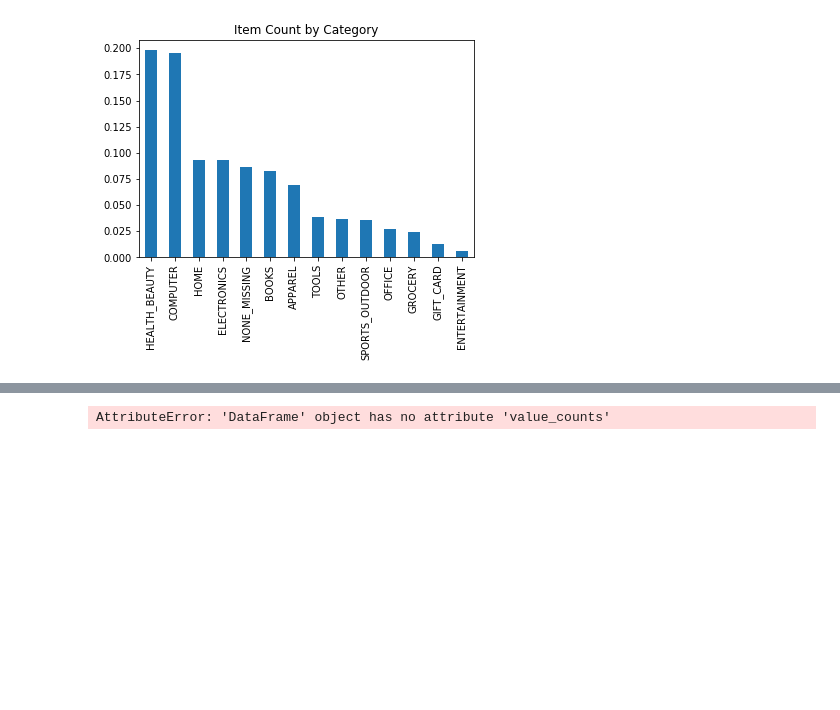
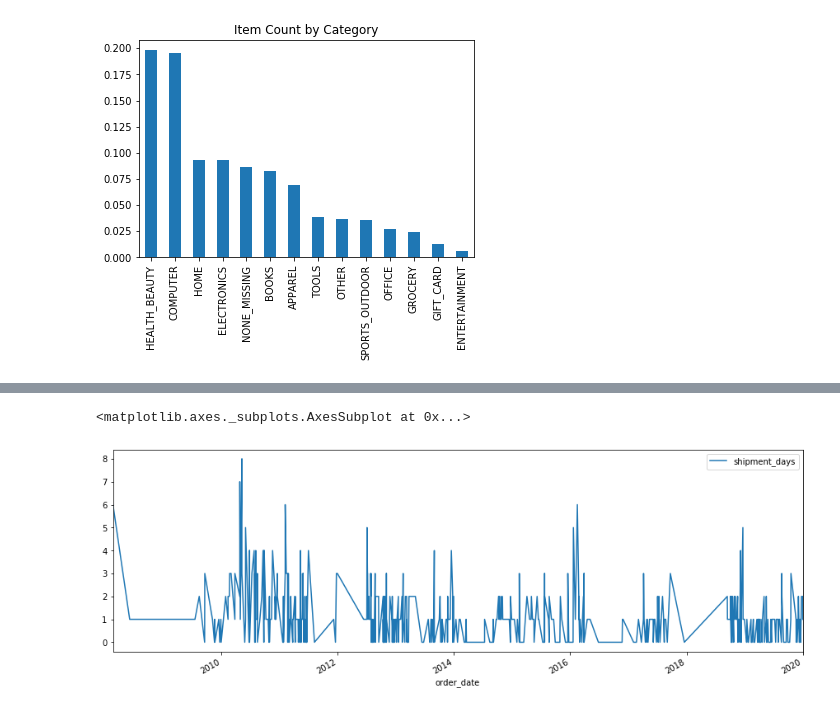
Before and after one commit to AmitSamra/DataEngineering.Labs.AirflowProject, a Jupyter notebook: data/amazon_visualization.ipynb, the cells around one changed output, grey strips where cells are left out. Cells and saved outputs as stored; diff of their text form; code cells hidden in the pictures; blank space fills up the shorter version.

```diff
--- a/data/amazon_visualization.ipynb
+++ b/data/amazon_visualization.ipynb
@@ -359,0 +388,5 @@ dtype: timedelta64[ns]
+# %%
+df_ship_diff['shipment_days'] = df_ship_diff['shipment_days'].astype(str)
+df_ship_diff['shipment_days'] = df_ship_diff['shipment_days'].str[0:1]
+df_ship_diff['shipment_days'] = df_ship_diff['shipment_days'].astype(int)
+df_ship_diff
@@ -360,6 +411,5 @@ dtype: timedelta64[ns]
 # %%
-df_ship_time.plot(kind='line', x='')
+df_ship_diff.plot(kind='line', x=0, y=1, figsize = (15,5))
+# %% [output]
+<matplotlib.axes._subplots.AxesSubplot at 0x...>
+[figure, added]
-# %%
-df.value_counts
-# %% [output]
-AttributeError: 'DataFrame' object has no attribute 'value_counts'
```
Also changed, not shown: parts of 20 cells of this notebook.
